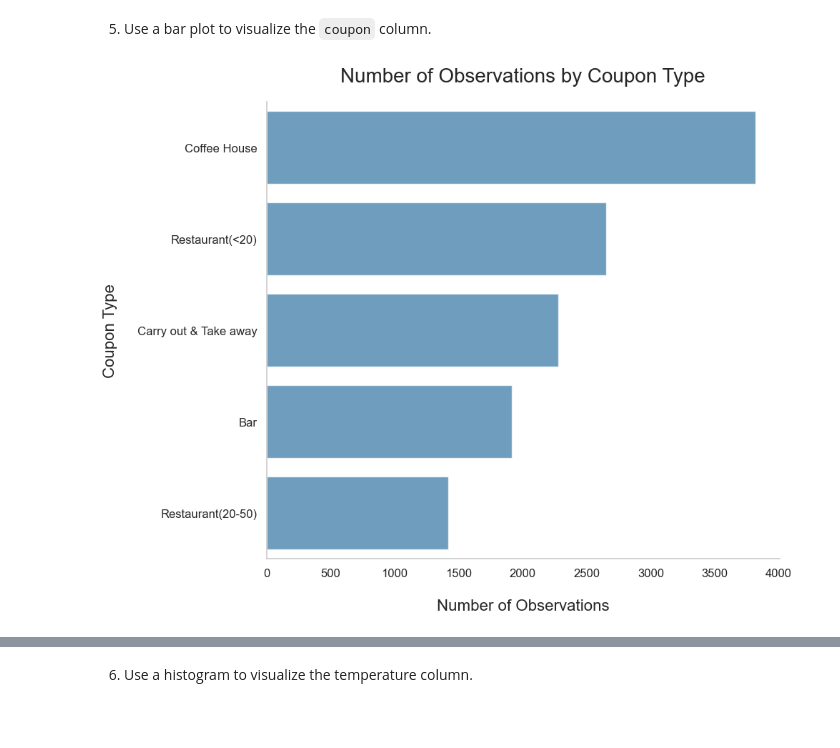
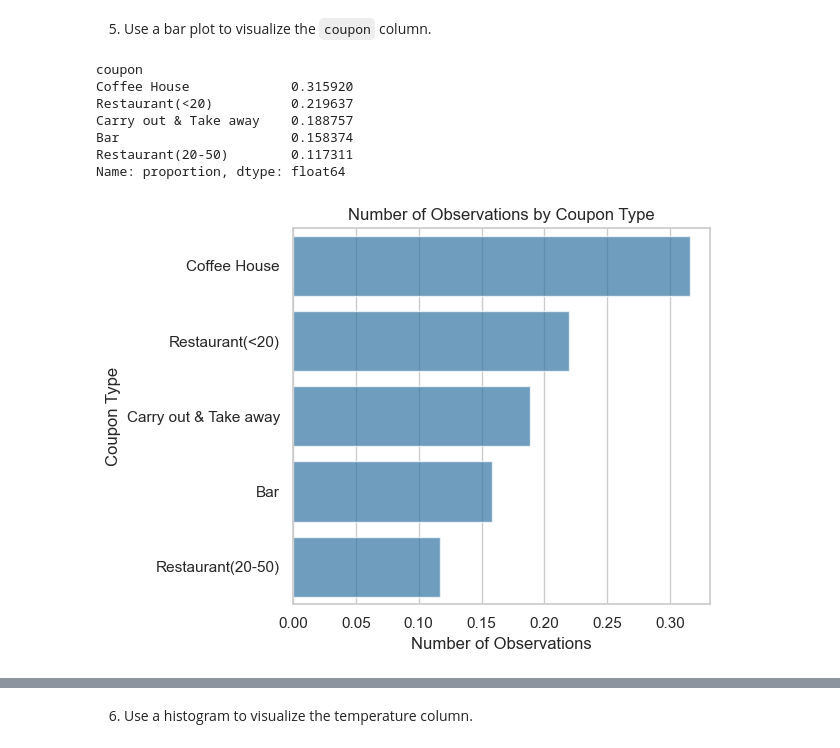
Before and after one commit to rosschu/placeholder1, a Jupyter notebook: coupons.ipynb, the cells around one changed output, grey strips where cells are left out. Cells and saved outputs as stored; diff of their text form; code cells hidden in the pictures; blank space fills up the shorter version.

```diff
--- a/coupons.ipynb
+++ b/coupons.ipynb
@@ -61,41 +61,11 @@ import matplotlib.pyplot as plt
 import seaborn as sns
 import pandas as pd
 import numpy as np
-# %%
-# Environment settings
-pd.options.display.max_columns = 30
-
-# Default settings for matplotlib
-fig_defaults = {
-    'figure.figsize': (10,8),       # Figure size
-    'figure.autolayout': True,      # Tight layout
-
-    'axes.spines.left': True,       # Keep left spine (y-axis)
-    'axes.spines.bottom': True,     # Keep bottom spine (x-axis)
-    'axes.spines.right': False,     # Remove right spine
-    'axes.spines.top': False,       # Remove top spine
-
-    'axes.facecolor': 'white',      # White background
-    'axes.grid': False,             # Remove gridlines
-    'grid.linestyle': '--',         # Dashed gridlines (if enabled)
-
-    'axes.titlepad': 20,            # Extra spacing for title
-    'axes.labelpad': 20,            # Extra spacing for axis labels
-
-    'axes.titlesize': 20,           # Title font size
-    'axes.labelsize': 16,           # X and Y axis label font size
-    'legend.fontsize': 16,          # Legend font size
-    'xtick.labelsize': 12,          # X-axis tick label size
-    'ytick.labelsize': 12,          # Y-axis tick label size
-}
-
-LEGENDFONT = 12 # legend font size for multiple subplots
-
-
-# Default settings for seaborn
-import seaborn as sns
-sns.set_theme(style="whitegrid", rc=fig_defaults)
-sns.set_palette("tab10")
+# %%
+# Environment settings
+pd.options.display.max_columns = 30
+sns.set_theme(style="whitegrid")
+sns.set_palette("tab10")
 # %% [markdown]
 ### Problems
 
@@ -191,19 +161,29 @@ Name: proportion, dtype: float64
 5. Use a bar plot to visualize the `coupon` column.
 # %%
 # Number of observations by coupon type
-coupon_counts = df['coupon'].value_counts()
+coupon_counts = df['coupon'].value_counts(normalize=True)
+display(coupon_counts)
 
 sns.barplot(
     y=coupon_counts.index,
     x=coupon_counts.values,
     color=sns.color_palette()[0], alpha=0.7
 )
 plt.xlabel('Number of Observations')
 plt.ylabel('Coupon Type')
 plt.title('Number of Observations by Coupon Type')
+plt.tight_layout()
+plt.savefig('images/coupon_type.png')
 plt.show()
 plt.close()
 # %% [output]
+coupon
+Coffee House             0.315920
+Restaurant(<20)          0.219637
+Carry out & Take away    0.188757
+Bar                      0.158374
+Restaurant(20-50)        0.117311
+Name: proportion, dtype: float64
-[figure, old version]
+[figure, new version]
 # %%
 # Acceptance rate by coupon type
```
Also changed, not shown: parts of 10 cells of this notebook, 12 other files.
